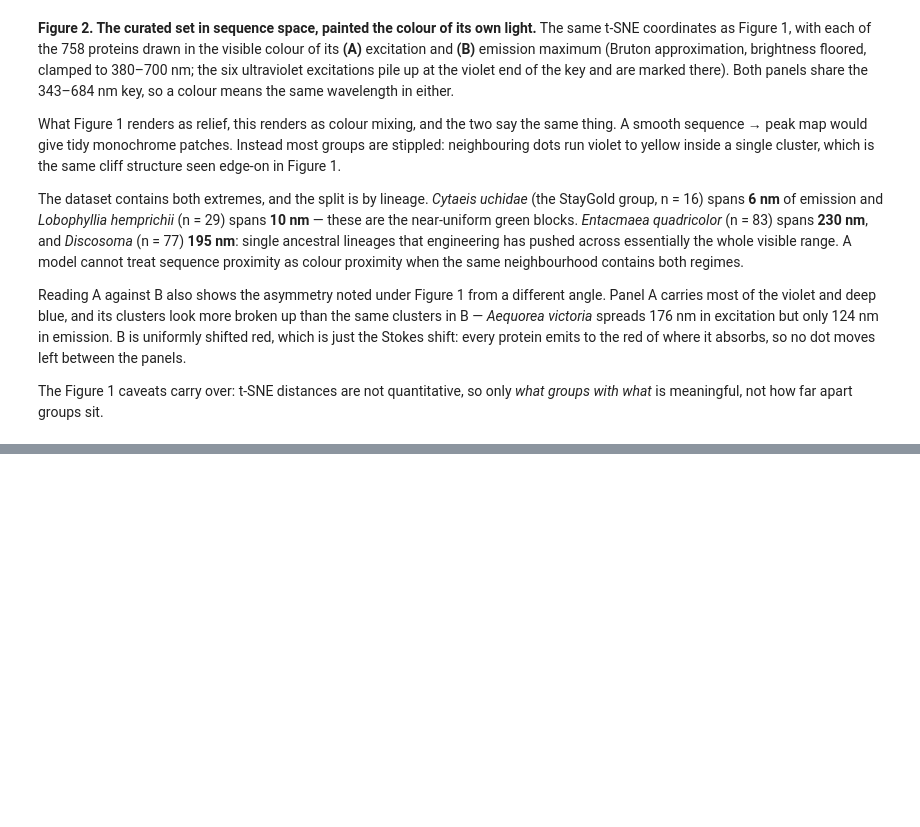
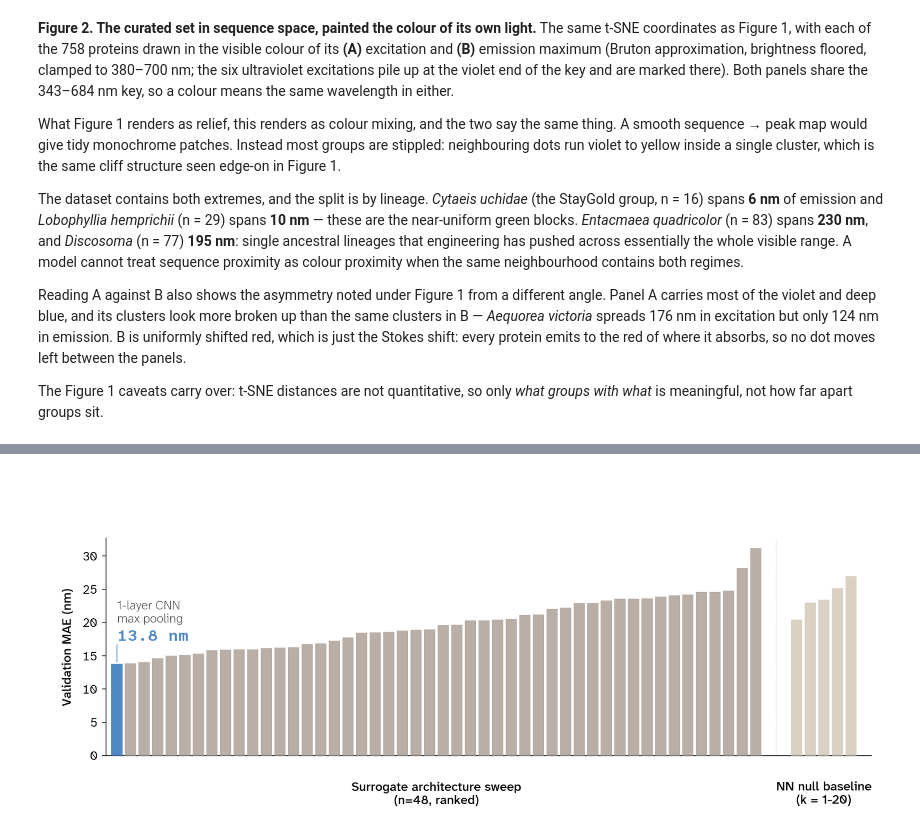
Before and after one commit to Arcadia-Science/FPguide, a Jupyter notebook: esm2_design/visualization.ipynb, the cells around one changed output, grey strips where cells are left out. Drawn from its saved outputs; the diff is of its cells as text; code cells hidden in the pictures; blank space fills up the shorter version.

Commit message:
updated visualizations

```diff
--- a/esm2_design/visualization.ipynb
+++ b/esm2_design/visualization.ipynb
@@ -569,0 +658,56 @@ what* is meaningful, not how far apart groups sit.
+# %%
+# Best config in HIGHLIGHT; everything else -- other configs and null baselines alike -- recedes
+# into neutral tones, per the guide's "one series emphasized, the rest recede" pattern. Individual
+# pooling colours are dropped: with 47 bars deliberately not the point, one shared neutral reads
+# more cleanly than six. (Pooling-level detail is what sweep_results.ipynb is for.)
+ranked = sweep.sort_values("val_mae", ascending=True).reset_index(drop=True)
+null_items = list(nulls.items())
+best = ranked.iloc[0]
+GAP = 2.0
+x_cfg = np.arange(len(ranked))
+x_null = np.arange(len(null_items)) + len(ranked) + GAP
+bar_color = [HIGHLIGHT if i == 0 else NEUTRAL for i in range(len(ranked))]
+
+FIG_H = 400
+fig, ax = plt.subplots(figsize=(FULL_WIDE * PX, FIG_H * PX))
+fig.subplots_adjust(left=0.08, right=0.98, top=0.80, bottom=0.16)
+
+ax.bar(x_cfg, ranked["val_mae"], color=bar_color, width=0.82, edgecolor="none", zorder=3)
+ax.bar(x_null, [v for _, v in null_items], color=NEUTRAL_SOFT, width=0.82, edgecolor="none", zorder=3)
+ax.axvline(len(ranked) - 0.5 + GAP / 2, ls=(0, (2, 2)), color=NEUTRAL_SOFT, lw=0.75, zorder=2)
+
+# Individual configs are no longer the point -- only the winner is labelled, with a leader line
+# and its exact validation MAE set in the guide's mono numerals, SemiBold for emphasis.
+best_text = f"{best.depth}-layer {BACKBONE_LABEL[best.arch]}\n{best['pool']} pooling"
+ax.annotate(best_text, xy=(0, best.val_mae), xycoords="data",
+            xytext=(0, 46), textcoords="offset points", ha="left", va="bottom", **ANNOTATION)
+ax.annotate(f"{best.val_mae:.1f} nm", xy=(0, best.val_mae), xycoords="data",
+            xytext=(0, 24), textcoords="offset points", ha="left", va="bottom",
+            **{**NUMBER_NOTE, "fontsize": 19, "fontweight": "semibold", "color": HIGHLIGHT})
+ax.annotate("", xy=(0, best.val_mae), xytext=(0, best.val_mae + ranked["val_mae"].max() * 0.10),
+            arrowprops=dict(arrowstyle="-", color=HIGHLIGHT, lw=1))
+
+ax.set_xticks([])
+ax.set_xlim(-0.8, x_null.max() + 1.5)          # headroom so the null label clears the last bar
+ax.set_ylim(0, ranked["val_mae"].max() * 1.05)
+ax.set_ylabel("Validation MAE (nm)")
+
+# No legend -- each group is labelled in place, centred under its own bars, rather than decoded
+# through a key. Blended transform: x in data coordinates, y in axes fraction (below the spines).
+label_style = dict(fontsize=plt.rcParams["axes.labelsize"], color=plt.rcParams["axes.labelcolor"],
+                   fontweight=plt.rcParams["axes.labelweight"])
+ax.text(x_cfg.mean(), -0.12, "Surrogate architecture sweep\n(n=48, ranked)",
+        transform=ax.get_xaxis_transform(), ha="center", va="top", **label_style)
+ax.text(x_null.mean(), -0.12, "NN null baseline\n(k = 1-20)",
+        transform=ax.get_xaxis_transform(), ha="center", va="top", **label_style)
+
+apc.mpl.style_plot(ax, monospaced_axes="y")
+for side in ("top", "right"):
+    ax.spines[side].set_visible(False)
+ax.tick_params(axis="x", length=0)
+
+fig.savefig(f"{FIGDIR}/peak_surrogate_sweep_val_mae.svg")
+fig.savefig(f"{FIGDIR}/peak_surrogate_sweep_val_mae.png", dpi=200)
+plt.show()
+# %% [output]
+[figure, added]
```
Also changed, not shown: parts of 9 cells of this notebook, 10 other files.
